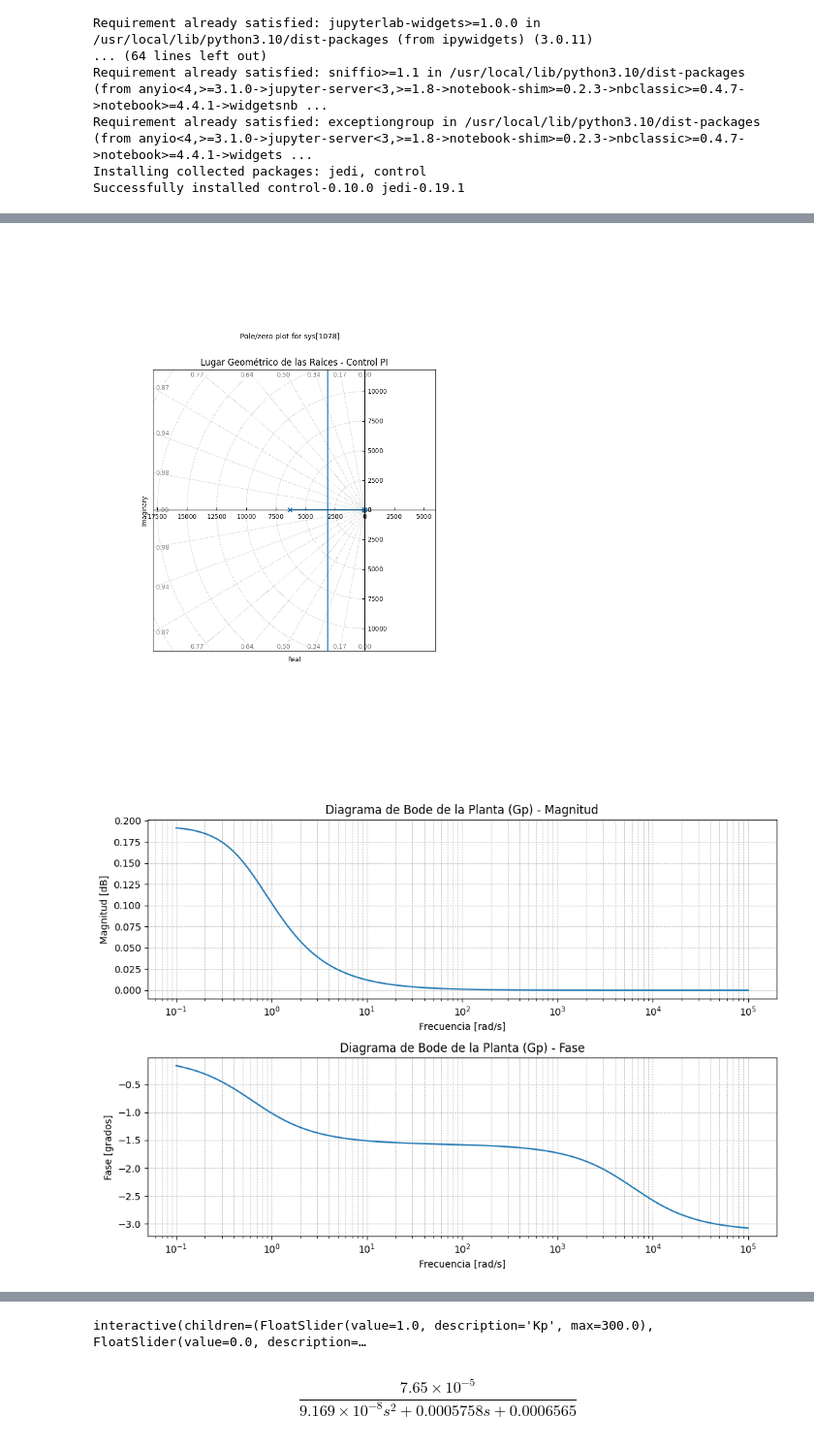
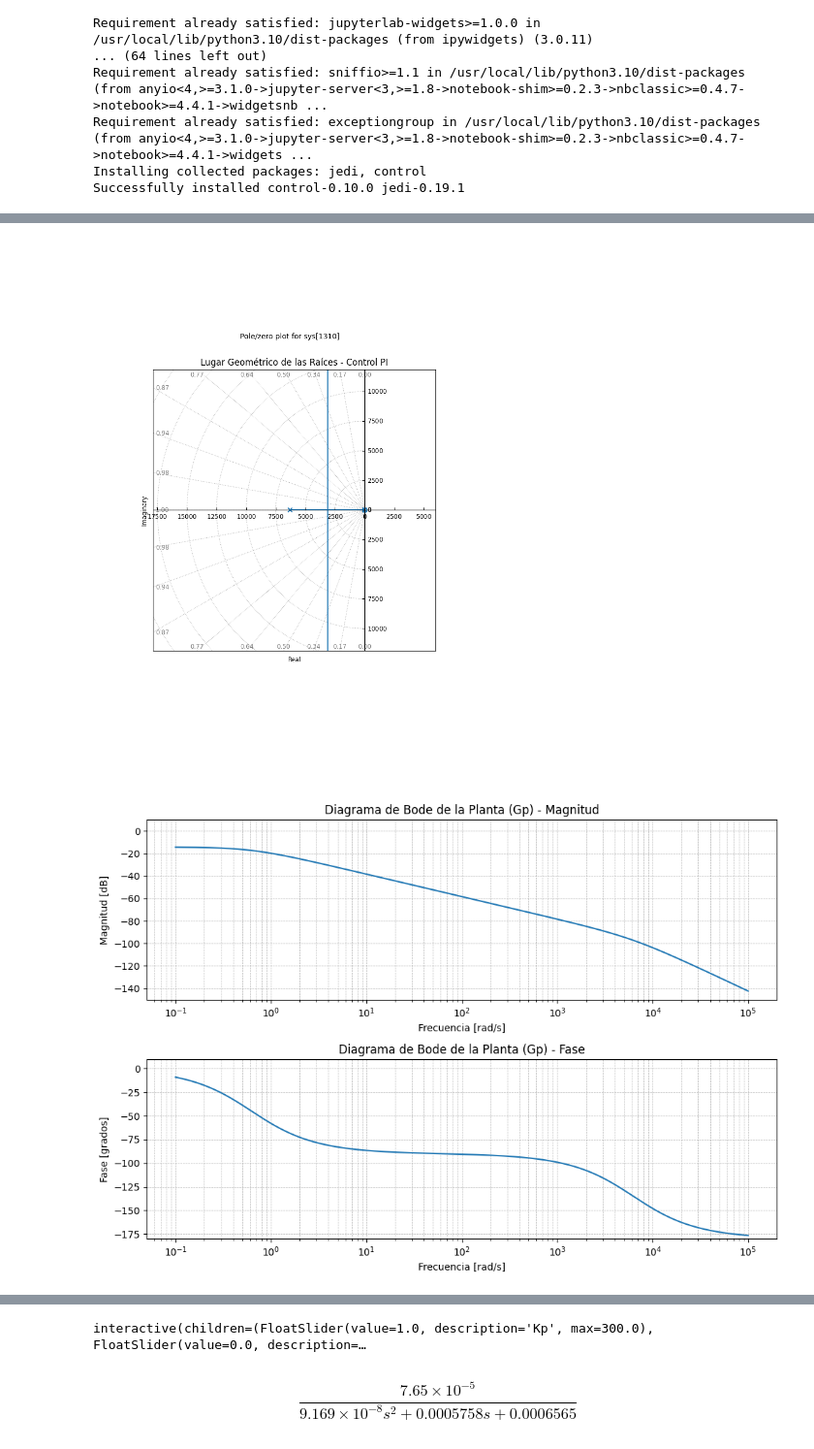
Before and after one commit to IvanLeiCas22/SistemasDeControl, a Jupyter notebook: LGR_2024.ipynb, the cells around one changed output, grey strips where cells are left out. Shown at 97% size. Drawn from its saved outputs; the diff is of its cells as text; code cells hidden in the pictures.

```diff
--- a/LGR_2024.ipynb
+++ b/LGR_2024.ipynb
@@ -178,41 +178,49 @@ ctrl.root_locus(G_PID, plot=True, grid=True)
 plt.title('Lugar Geométrico de las Raíces - Control PI')
 
 # Diagrama de Bode para Gp
-mag, phase, omega = ctrl.bode_plot(Gp, dB=True, Hz=False, deg=True, plot=False)
+plt.figure(figsize=(10, 7))
 
-plt.figure(figsize=(10, 7))
+# Magnitud
 plt.subplot(2, 1, 1)
-plt.semilogx(omega, mag)
+mag, phase, omega = ctrl.bode(Gp, dB=True, Hz=False, deg=True, plot=False)
+plt.semilogx(omega, 20 * np.log10(mag))
 plt.title('Diagrama de Bode de la Planta (Gp) - Magnitud')
 plt.xlabel('Frecuencia [rad/s]')
 plt.ylabel('Magnitud [dB]')
+plt.ylim(-150, 10)
 plt.grid(True, which="both", linestyle='--', linewidth=0.5)
 
+# Fase
 plt.subplot(2, 1, 2)
-plt.semilogx(omega, phase)
+plt.semilogx(omega, np.degrees(phase))
 plt.title('Diagrama de Bode de la Planta (Gp) - Fase')
 plt.xlabel('Frecuencia [rad/s]')
 plt.ylabel('Fase [grados]')
+plt.ylim(-180, 10)
 plt.grid(True, which="both", linestyle='--', linewidth=0.5)
 plt.tight_layout()
 plt.show()
 
 # Diagrama de Bode para G_PID
-mag, phase, omega = ctrl.bode_plot(G_PID, dB=True, Hz=False, deg=True, plot=False)
+plt.figure(figsize=(10, 7))
 
-plt.figure(figsize=(10, 7))
+# Magnitud
 plt.subplot(2, 1, 1)
-plt.semilogx(omega, mag)
+mag, phase, omega = ctrl.bode(G_PID, dB=True, Hz=False, deg=True, plot=False)
+plt.semilogx(omega, 20 * np.log10(mag))
 plt.title('Diagrama de Bode del Sistema con Control PID (G_PID) - Magnitud')
 plt.xlabel('Frecuencia [rad/s]')
 plt.ylabel('Magnitud [dB]')
+plt.ylim(-150, 10)
 plt.grid(True, which="both", linestyle='--', linewidth=0.5)
 
+# Fase
 plt.subplot(2, 1, 2)
-plt.semilogx(omega, phase)
+plt.semilogx(omega, np.degrees(phase))
 plt.title('Diagrama de Bode del Sistema con Control PID (G_PID) - Fase')
 plt.xlabel('Frecuencia [rad/s]')
 plt.ylabel('Fase [grados]')
+plt.ylim(-180, 10)
 plt.grid(True, which="both", linestyle='--', linewidth=0.5)
 plt.tight_layout()
 plt.show()
@@ -280,31 +288,31 @@ def update_plot(Kp, Ki, Kd):
         # plt.show()
 
         print(f"Tiempo de asentamiento ({settling_band*100}%): {settling_time:.2f} s")
         print(f"Sobrepaso: {overshoot:.2f}%")
         print(f"Polos del sistema: {polos}")
 
     except Exception as e:
         print(f"Error en la simulación: {str(e)}")
 
 # Crear sliders con rangos más amplios
 Kp_slider = FloatSlider(value=1, min=0, max=300, step=0.1, description='Kp')
 Ki_slider = FloatSlider(value=0, min=0, max=300, step=0.1, description='Ki')
 Kd_slider = FloatSlider(value=0, min=0, max=10, step=0.01, description='Kd')
 
 interactive_plot = interactive(update_plot, Kp=Kp_slider, Ki=Ki_slider, Kd=Kd_slider)
 display(interactive_plot)
 # %% [output]
 Polo 1 de Gp: (-6279.37986360538+0j)
 Polo 2 de Gp: (-0.6261249655929544+0j)
 Ceros de la planta: []
 Polo 1 de Gcl: (-6279.25825386883+0j)
 Polo 2 de Gcl: (-0.7477347021421034+0j)
 Polos del sistema PI: [-6.27743374e+03+0.j -1.94778425e+00+0.j -6.24468302e-01+0.j]
 Ceros del sistema PI: [-0.625+0.j]
 Omega: (68.5216702958265+0j)
 sita: (45.824962828974364+0j)
 [figure]
 [figure]
 [figure]
 [figure]
-[figure, old version]
+[figure, new version]
```
Also changed, not shown: parts of 1 cell of this notebook.
